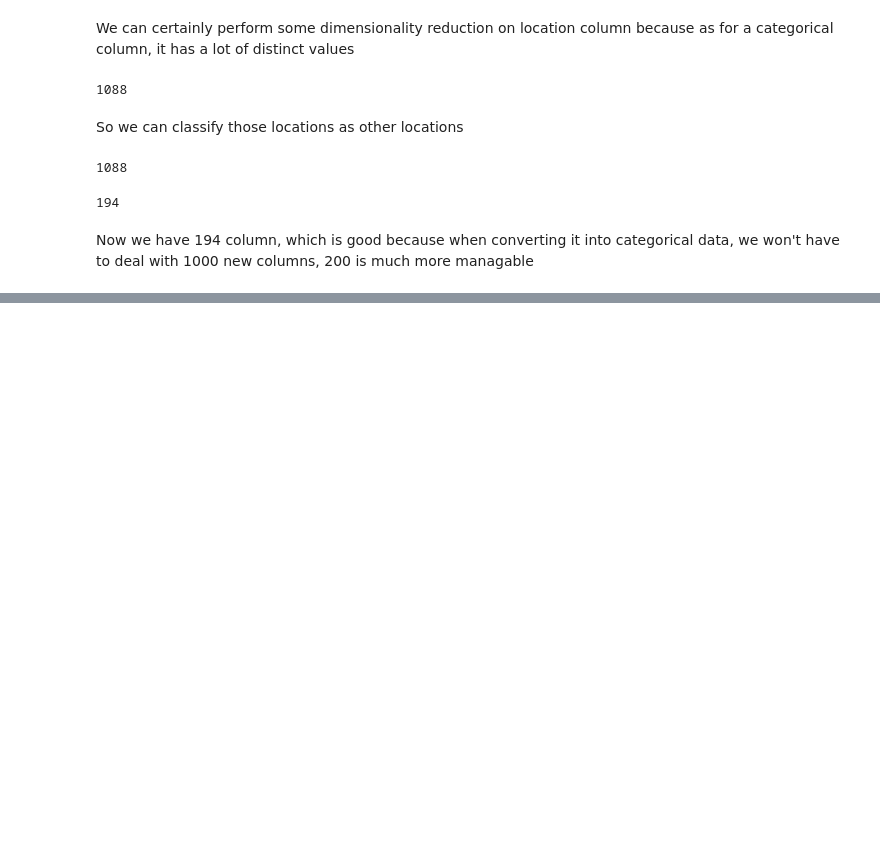
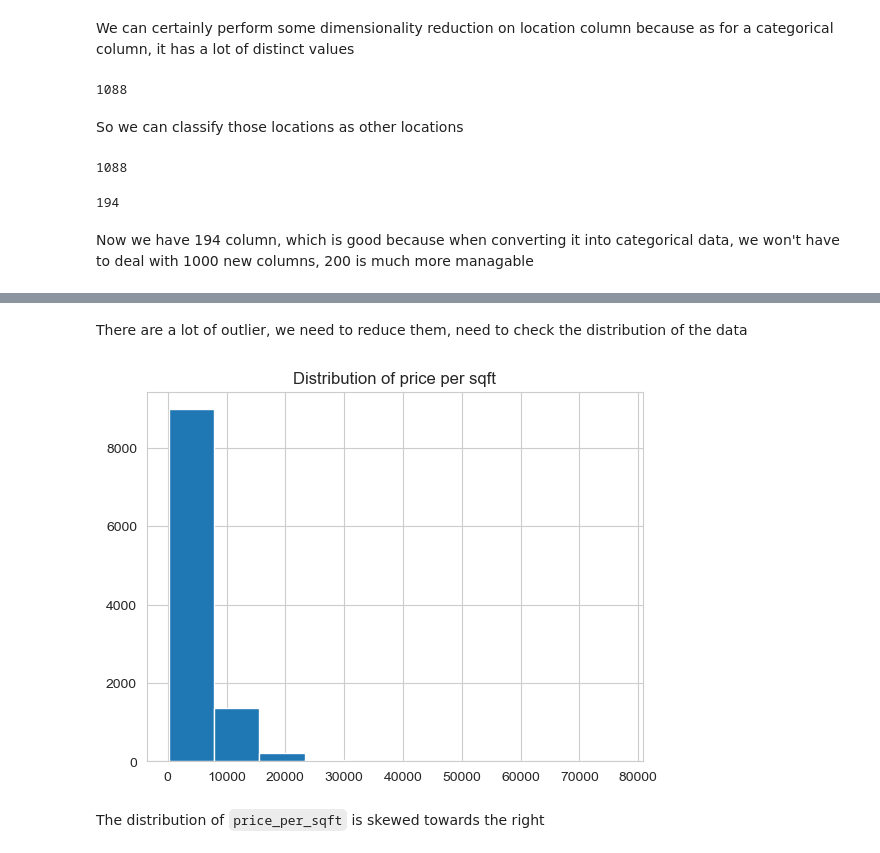
Before and after one commit to Asifdotexe/real-estate-price-prediction, a Jupyter notebook: python/House Price Prediction.ipynb, the cells around one changed output, grey strips where cells are left out. Cells and saved outputs as stored; diff of their text form; code cells hidden in the pictures; blank space fills up the shorter version.

```diff
--- a/python/House Price Prediction.ipynb
+++ b/python/House Price Prediction.ipynb
@@ -282,0 +294,10 @@ Now we have 194 column, which is good because when converting it into categorica
+# %% [markdown]
+There are a lot of outlier, we need to reduce them, need to check the distribution of the data
+# %%
+df['price_per_sqft'].hist()
+plt.title('Distribution of price per sqft')
+plt.show()
+# %% [output]
+[figure, added]
+# %% [markdown]
+The distribution of `price_per_sqft` is skewed towards the right
```
Also changed, not shown: parts of 24 cells of this notebook.
